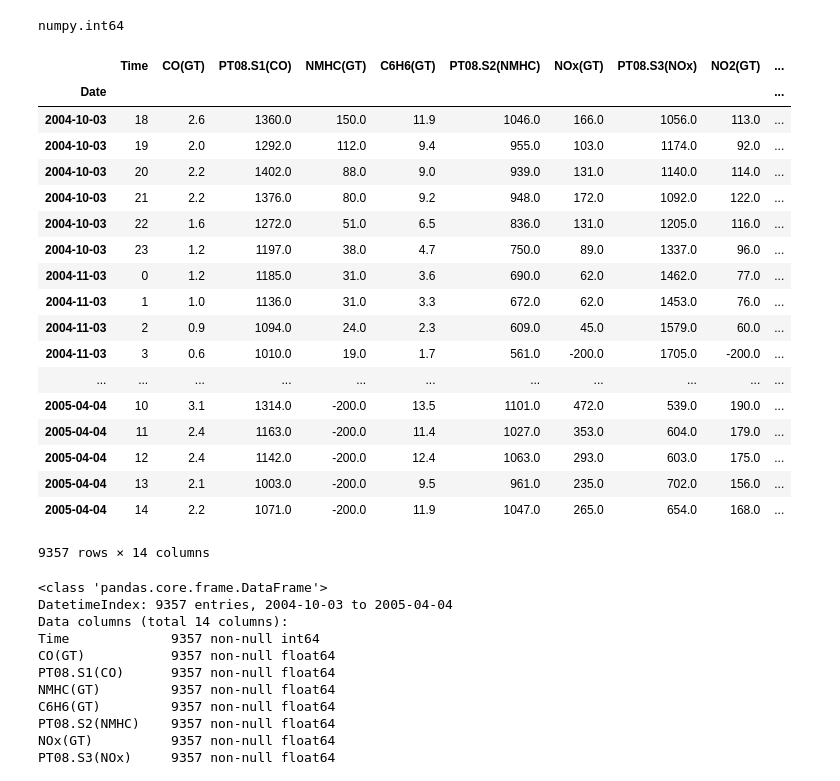
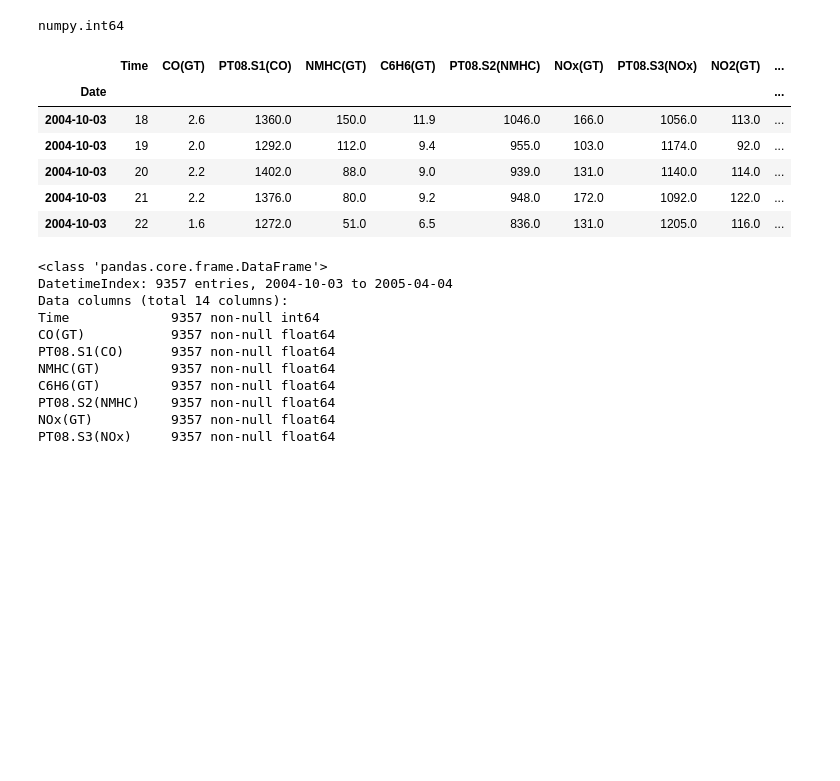
Before and after one commit to SonalSavaliya/Prediction-of-Nitrogen-Oxides-level-in-Air-Quality, a Jupyter notebook: Air Quality UCI Regression.ipynb, the cells around one changed output. Drawn from its saved outputs; the diff is of its cells as text; code cells hidden in the pictures; blank space fills up the shorter version.

```diff
--- a/Air Quality UCI Regression.ipynb
+++ b/Air Quality UCI Regression.ipynb
@@ -116,27 +116,15 @@ type(data['Time'][0])
 # %% [output]
 numpy.int64
 # %%
-data
+data.head()
 # %% [output]
 |  | Time | CO(GT) | PT08.S1(CO) | NMHC(GT) | C6H6(GT) | PT08.S2(NMHC) | NOx(GT) | PT08.S3(NOx) | NO2(GT) | ... |
 | Date |  |  |  |  |  |  |  |  |  | ... |
 | 2004-10-03 | 18 | 2.6 | 1360.0 | 150.0 | 11.9 | 1046.0 | 166.0 | 1056.0 | 113.0 | ... |
 | 2004-10-03 | 19 | 2.0 | 1292.0 | 112.0 | 9.4 | 955.0 | 103.0 | 1174.0 | 92.0 | ... |
 | 2004-10-03 | 20 | 2.2 | 1402.0 | 88.0 | 9.0 | 939.0 | 131.0 | 1140.0 | 114.0 | ... |
 | 2004-10-03 | 21 | 2.2 | 1376.0 | 80.0 | 9.2 | 948.0 | 172.0 | 1092.0 | 122.0 | ... |
 | 2004-10-03 | 22 | 1.6 | 1272.0 | 51.0 | 6.5 | 836.0 | 131.0 | 1205.0 | 116.0 | ... |
-| 2004-10-03 | 23 | 1.2 | 1197.0 | 38.0 | 4.7 | 750.0 | 89.0 | 1337.0 | 96.0 | ... |
-| 2004-11-03 | 0 | 1.2 | 1185.0 | 31.0 | 3.6 | 690.0 | 62.0 | 1462.0 | 77.0 | ... |
-| 2004-11-03 | 1 | 1.0 | 1136.0 | 31.0 | 3.3 | 672.0 | 62.0 | 1453.0 | 76.0 | ... |
-| 2004-11-03 | 2 | 0.9 | 1094.0 | 24.0 | 2.3 | 609.0 | 45.0 | 1579.0 | 60.0 | ... |
-| 2004-11-03 | 3 | 0.6 | 1010.0 | 19.0 | 1.7 | 561.0 | -200.0 | 1705.0 | -200.0 | ... |
-| ... | ... | ... | ... | ... | ... | ... | ... | ... | ... | ... |
-| 2005-04-04 | 10 | 3.1 | 1314.0 | -200.0 | 13.5 | 1101.0 | 472.0 | 539.0 | 190.0 | ... |
-| 2005-04-04 | 11 | 2.4 | 1163.0 | -200.0 | 11.4 | 1027.0 | 353.0 | 604.0 | 179.0 | ... |
-| 2005-04-04 | 12 | 2.4 | 1142.0 | -200.0 | 12.4 | 1063.0 | 293.0 | 603.0 | 175.0 | ... |
-| 2005-04-04 | 13 | 2.1 | 1003.0 | -200.0 | 9.5 | 961.0 | 235.0 | 702.0 | 156.0 | ... |
-| 2005-04-04 | 14 | 2.2 | 1071.0 | -200.0 | 11.9 | 1047.0 | 265.0 | 654.0 | 168.0 | ... |
-9357 rows × 14 columns
 # %%
 data.info()
 # %% [output]
```
